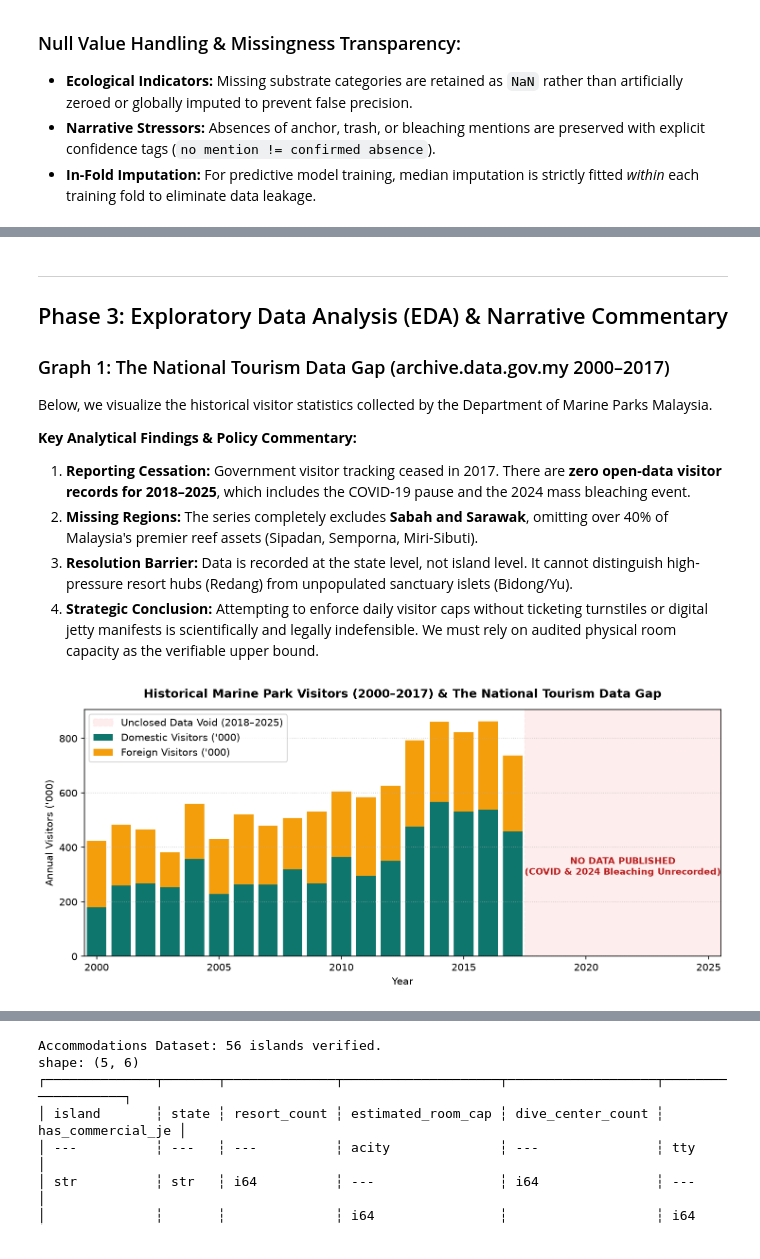
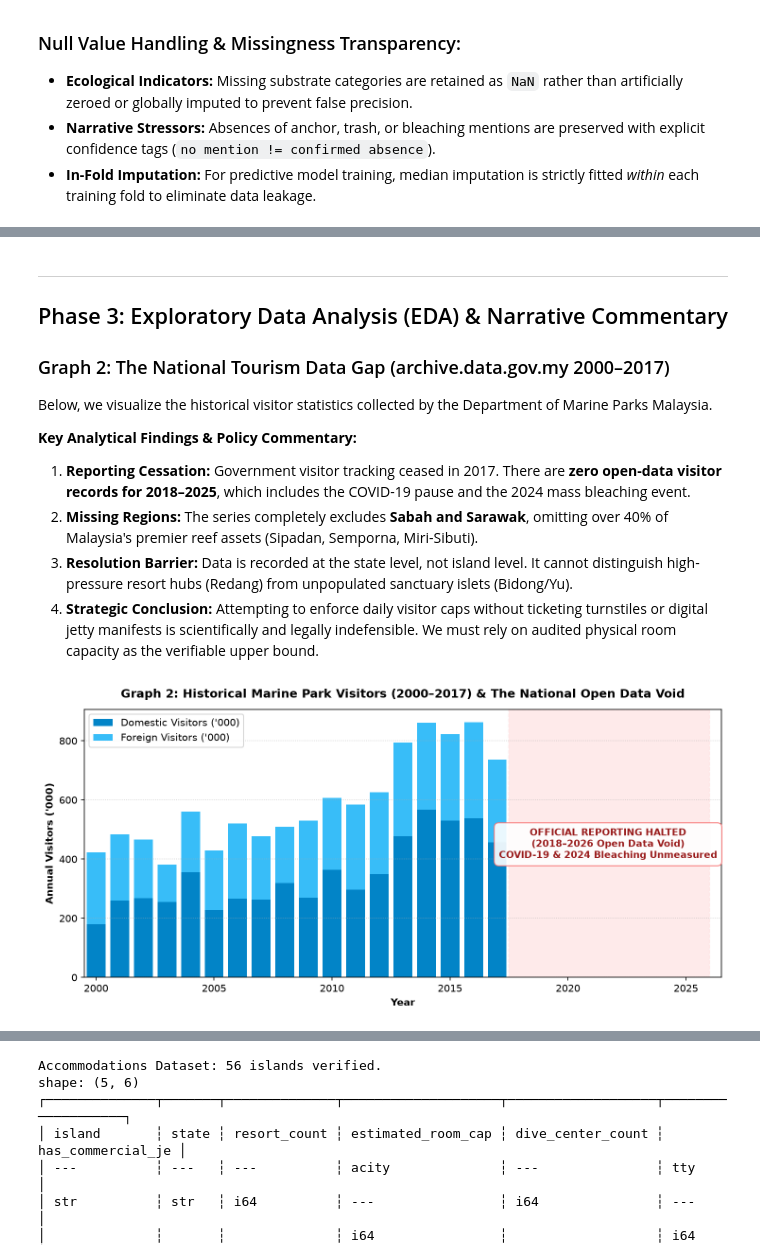
Before and after one commit to Chee613/dosm2026, a Jupyter notebook: notebooks/01_reproducible_pipeline.ipynb, the cells around one changed output, grey strips where cells are left out. Drawn from its saved outputs; the diff is of its cells as text; code cells hidden in the pictures.

Commit message:
feat(notebook): visualize all required graphs inline with detailed narrative commentary

```diff
--- a/notebooks/01_reproducible_pipeline.ipynb
+++ b/notebooks/01_reproducible_pipeline.ipynb
@@ -84,7 +115,7 @@ Null counts per column BEFORE merge:
 ---
 ## Phase 3: Exploratory Data Analysis (EDA) & Narrative Commentary
 
-### Graph 1: The National Tourism Data Gap (archive.data.gov.my 2000–2017)
+### Graph 2: The National Tourism Data Gap (archive.data.gov.my 2000–2017)
 Below, we visualize the historical visitor statistics collected by the Department of Marine Parks Malaysia.
 
 **Key Analytical Findings & Policy Commentary:**
@@ -93,38 +124,39 @@ Below, we visualize the historical visitor statistics collected by the Departmen
 3. **Resolution Barrier:** Data is recorded at the state level, not island level. It cannot distinguish high-pressure resort hubs (Redang) from unpopulated sanctuary islets (Bidong/Yu).
 4. **Strategic Conclusion:** Attempting to enforce daily visitor caps without ticketing turnstiles or digital jetty manifests is scientifically and legally indefensible. We must rely on audited physical room capacity as the verifiable upper bound.
 # %%
-import matplotlib.pyplot as plt
 import csv
 
 visitor_csv = ROOT / "data" / "raw" / "structured" / "taman_laut_visitors_2000_2017.csv"
 with open(visitor_csv, encoding="utf-8") as f:
     v_rows = list(csv.DictReader(f))
 
 years = sorted(list(set(int(r["year"]) for r in v_rows)))
 dom_by_yr = {y: 0 for y in years}
 frg_by_yr = {y: 0 for y in years}
 
 for r in v_rows:
     y = int(r["year"])
     dom_by_yr[y] += int(r["domestic_visitors"])
     frg_by_yr[y] += int(r["foreign_visitors"])
 
-fig, ax = plt.subplots(figsize=(10, 4.5), dpi=150)
-p1 = ax.bar(years, [dom_by_yr[y]/1e3 for y in years], label="Domestic Visitors ('000)", color="#0f766e")
-p2 = ax.bar(years, [frg_by_yr[y]/1e3 for y in years], bottom=[dom_by_yr[y]/1e3 for y in years], label="Foreign Visitors ('000)", color="#f59e0b")
+fig, ax = plt.subplots(figsize=(10, 4.8), dpi=150)
+p1 = ax.bar(years, [dom_by_yr[y]/1e3 for y in years], label="Domestic Visitors ('000)", color="#0284c7")
+p2 = ax.bar(years, [frg_by_yr[y]/1e3 for y in years], bottom=[dom_by_yr[y]/1e3 for y in years], label="Foreign Visitors ('000)", color="#38bdf8")
 
 # Highlight data gap
-ax.axvspan(2017.5, 2025.5, color="#fee2e2", alpha=0.6, linestyle="--", label="Unclosed Data Void (2018–2025)")
-ax.text(2021.5, 300, "NO DATA PUBLISHED\n(COVID & 2024 Bleaching Unrecorded)", color="#b91c1c", ha="center", fontweight="bold", fontsize=9)
+ax.axvspan(2017.5, 2026.0, color="#fee2e2", alpha=0.7, linestyle="--", edgecolor="#dc2626")
+ax.text(2021.7, 450, "OFFICIAL REPORTING HALTED\n(2018–2026 Open Data Void)\nCOVID-19 & 2024 Bleaching Unmeasured",
+        color="#991b1b", ha="center", va="center", fontweight="bold", fontsize=9.5,
+        bbox=dict(boxstyle="round,pad=0.5", facecolor="#ffffff", edgecolor="#f87171", alpha=0.9))
 
-ax.set_title("Historical Marine Park Visitors (2000–2017) & The National Tourism Data Gap", fontweight="bold", fontsize=12, pad=12)
-ax.set_xlabel("Year")
-ax.set_ylabel("Annual Visitors ('000)")
-ax.set_xlim(1999.5, 2025.5)
+ax.set_title("Graph 2: Historical Marine Park Visitors (2000–2017) & The National Open Data Void", fontweight="bold", fontsize=12, pad=12)
+ax.set_xlabel("Year", fontweight="bold")
+ax.set_ylabel("Annual Visitors ('000)", fontweight="bold")
+ax.set_xlim(1999.5, 2026.5)
 ax.legend(loc="upper left")
 ax.grid(axis="y", linestyle=":", alpha=0.6)
 plt.tight_layout()
 plt.show()
 # %% [output]
-[figure, old version]
+[figure, new version]
 # %% [markdown]
```
Also changed, not shown: parts of 21 cells of this notebook, 1 other file.
